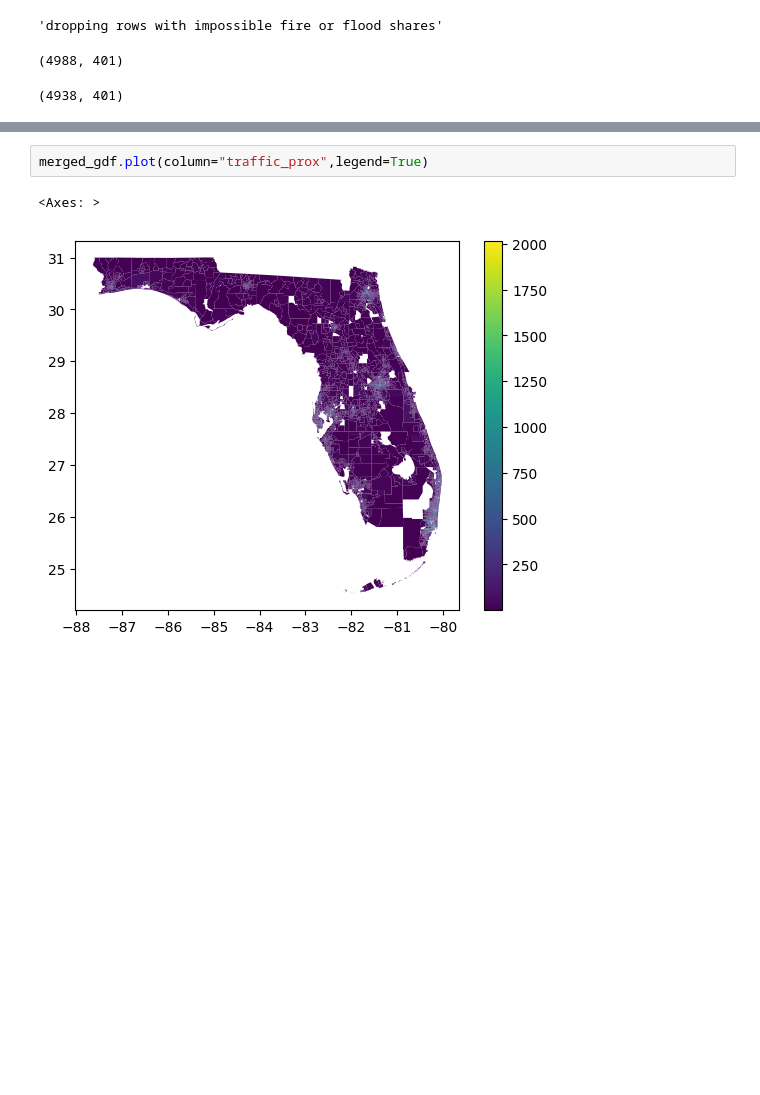
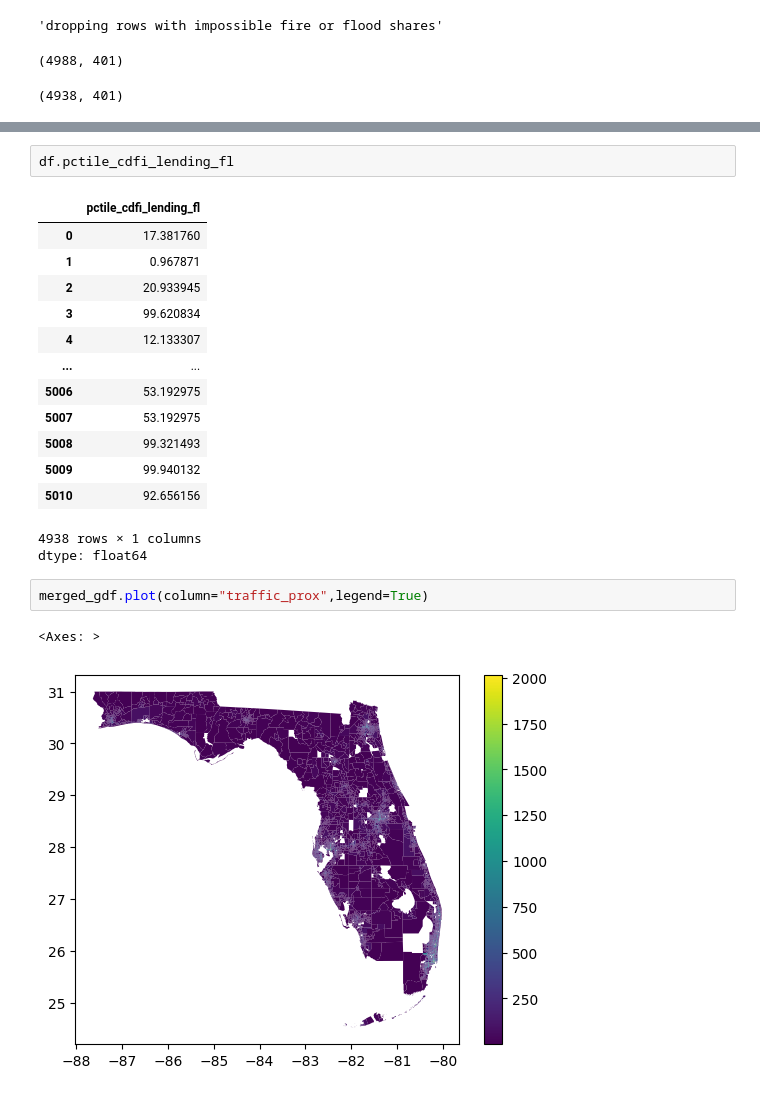
Before and after one commit to datakind/datakit-housing-fall-2024, a Jupyter notebook: challenge-3/DataKindHousingChallenge3GeoMaps.ipynb, the cells around one changed output, grey strips where cells are left out. Drawn from its saved outputs; the diff is of its cells as text; blank space fills up the shorter version.

```diff
--- a/challenge-3/DataKindHousingChallenge3GeoMaps.ipynb
+++ b/challenge-3/DataKindHousingChallenge3GeoMaps.ipynb
@@ -270,6 +298,23 @@ columns=[
     'cdfi_lending_pctile_bucket',
 ]
 merged_gdf = gdf.merge(df.loc[:,columns], on='geoid')
+# %%
+df.pctile_cdfi_lending_fl
+# %% [output]
+|  | pctile_cdfi_lending_fl |
+| 0 | 17.381760 |
+| 1 | 0.967871 |
+| 2 | 20.933945 |
+| 3 | 99.620834 |
+| 4 | 12.133307 |
+| ... | ... |
+| 5006 | 53.192975 |
+| 5007 | 53.192975 |
+| 5008 | 99.321493 |
+| 5009 | 99.940132 |
+| 5010 | 92.656156 |
+4938 rows × 1 columns
+dtype: float64
 # %%
 merged_gdf.plot(column="traffic_prox",legend=True)
 # %% [output]
```
Also changed, not shown: parts of 7 cells of this notebook.
